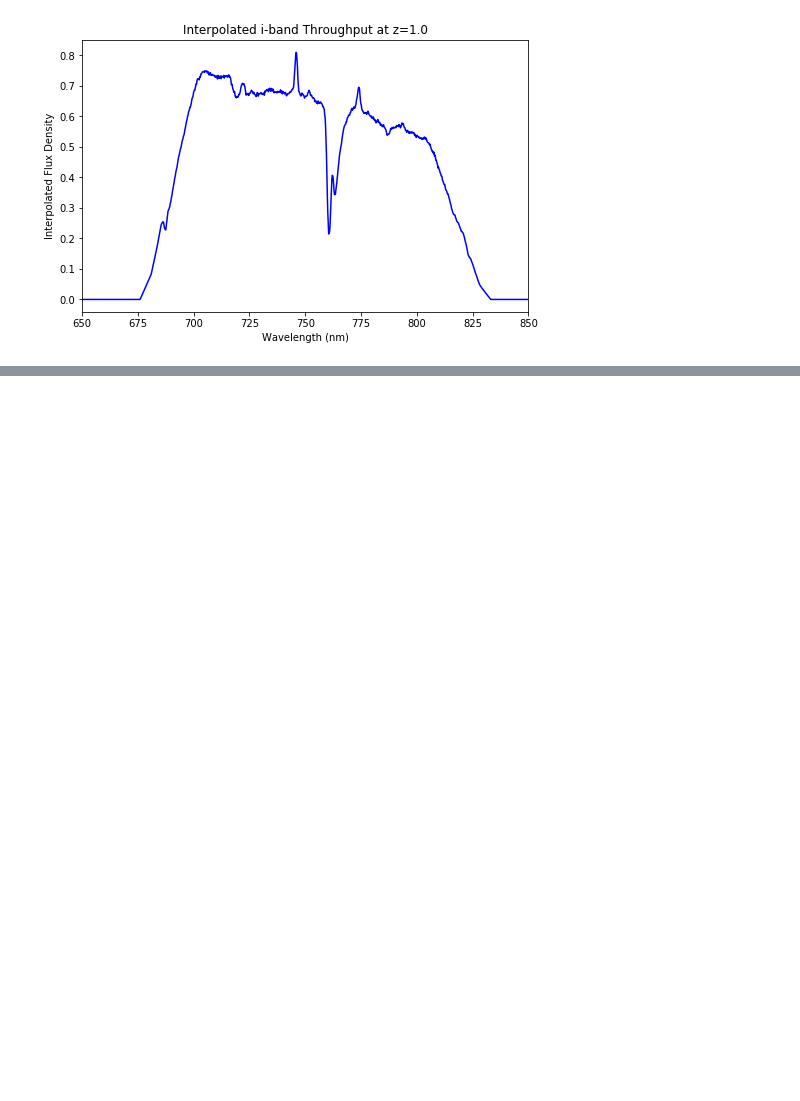
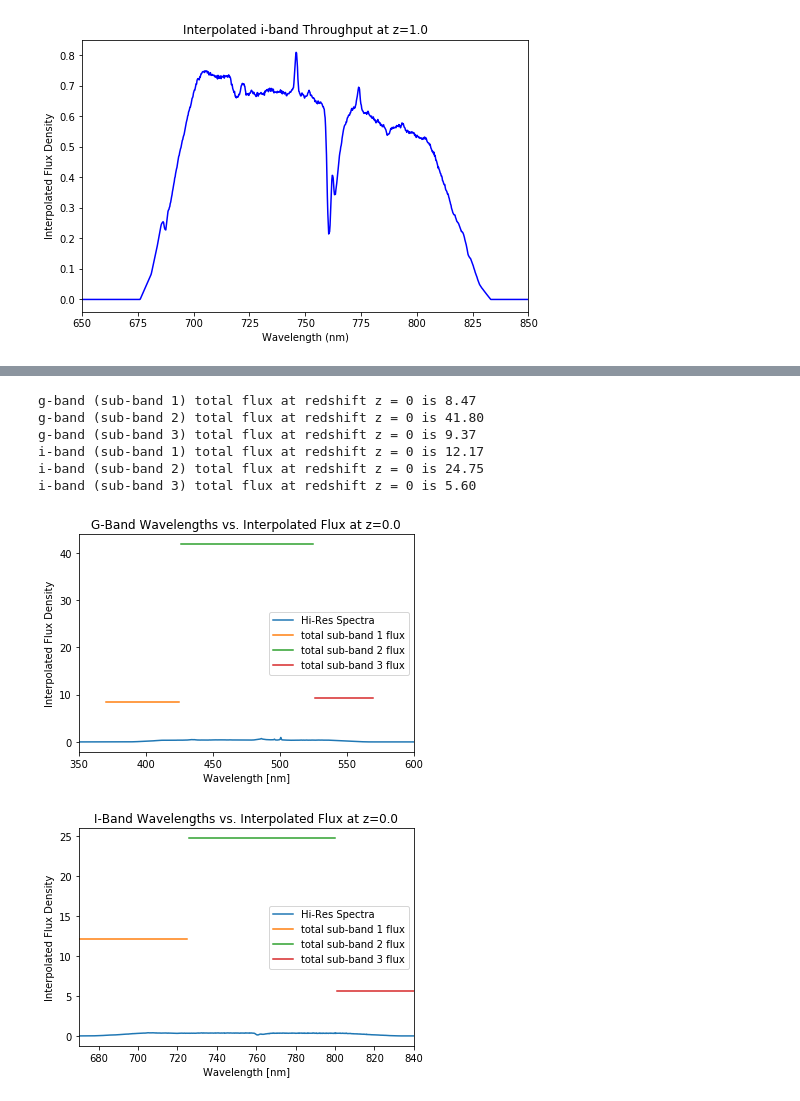
Before and after one commit to jbc1216/ASTR499, a Jupyter notebook: Winter Quarter Assignment 1.ipynb, the cells around one changed output, grey strips where cells are left out. Saved outputs shown, nothing was run; the diff lists cells and outputs as text; code cells hidden in the pictures; blank space fills up the shorter version.

```diff
--- a/Winter Quarter Assignment 1.ipynb
+++ b/Winter Quarter Assignment 1.ipynb
@@ -265,0 +305,53 @@ plt.show()
+# %%
+# using the sub-bands individually, i now want total calculated flux within each sub-band
+for z in [0]:
+    gflux1 = FluxCalc(Wavelength, FluxD, gWavelength, gThroughput, band = 'g', redshift = z, wavelength_min = 370*u.nm, wavelength_max = 425*u.nm)
+    print(f'g-band (sub-band 1) total flux at redshift z = {z} is {gflux1:.2f}')
+    gflux2 = FluxCalc(Wavelength, FluxD, gWavelength, gThroughput, band = 'g', redshift = z, wavelength_min = 426*u.nm, wavelength_max = 525*u.nm)
+    print(f'g-band (sub-band 2) total flux at redshift z = {z} is {gflux2:.2f}')
+    gflux3 = FluxCalc(Wavelength, FluxD, gWavelength, gThroughput, band = 'g', redshift = z, wavelength_min = 526*u.nm, wavelength_max = 570*u.nm)
+    print(f'g-band (sub-band 3) total flux at redshift z = {z} is {gflux3:.2f}')
+    # now same with i-band sub-bands
+    iflux1 = FluxCalc(Wavelength, FluxD, iWavelength, iThroughput, band = 'i', redshift = z, wavelength_min = 670*u.nm, wavelength_max = 725*u.nm)
+    print(f'i-band (sub-band 1) total flux at redshift z = {z} is {iflux1:.2f}')
+    iflux2 = FluxCalc(Wavelength, FluxD, iWavelength, iThroughput, band = 'i', redshift = z, wavelength_min = 726*u.nm, wavelength_max = 800*u.nm)
+    print(f'i-band (sub-band 2) total flux at redshift z = {z} is {iflux2:.2f}')
+    iflux3 = FluxCalc(Wavelength, FluxD, iWavelength, iThroughput, band = 'i', redshift = z, wavelength_min = 801*u.nm, wavelength_max = 840*u.nm)
+    print(f'i-band (sub-band 3) total flux at redshift z = {z} is {iflux3:.2f}')
+# %% [output]
+g-band (sub-band 1) total flux at redshift z = 0 is 8.47
+g-band (sub-band 2) total flux at redshift z = 0 is 41.80
+g-band (sub-band 3) total flux at redshift z = 0 is 9.37
+i-band (sub-band 1) total flux at redshift z = 0 is 12.17
+i-band (sub-band 2) total flux at redshift z = 0 is 24.75
+i-band (sub-band 3) total flux at redshift z = 0 is 5.60
+# %%
+gInterp = np.interp(Wavelength, gWavelength, gThroughput)
+# can now plot expected flux vs spectra for each band
+fig, ax = plt.subplots(1,1)
+ax.plot(Wavelength, FluxD*gInterp, label = 'Hi-Res Spectra')
+ax.set_xlabel('Wavelength [nm]')
+ax.set_ylabel('Interpolated Flux Density')
+ax.set_title('G-Band Wavelengths vs. Interpolated Flux at z=0.0')
+ax.plot(gsub1, [gflux1]*56, label='total sub-band 1 flux')
+ax.plot(gsub2, [gflux2]*100, label='total sub-band 2 flux')
+ax.plot(gsub3, [gflux3]*45, label='total sub-band 3 flux')
+ax.set_xlim(350,600)
+ax.legend(loc='best')
+plt.show()
+
+# i-band plot
+fig, ax = plt.subplots(1,1)
+ax.plot(Wavelength, FluxD*iInterp, label = 'Hi-Res Spectra')
+ax.set_xlabel('Wavelength [nm]')
+ax.set_ylabel('Interpolated Flux Density')
+ax.set_title('I-Band Wavelengths vs. Interpolated Flux at z=0.0')
+ax.plot(isub1, [iflux1]*56, label='total sub-band 1 flux')
+ax.plot(isub2, [iflux2]*75, label='total sub-band 2 flux')
+ax.plot(isub3, [iflux3]*40, label='total sub-band 3 flux')
+ax.set_xlim(670,840)
+ax.legend(loc='best')
+plt.show()
+# %% [output]
+[figure, added]
+[figure, added]
```
Also changed, not shown: parts of 11 cells of this notebook.
